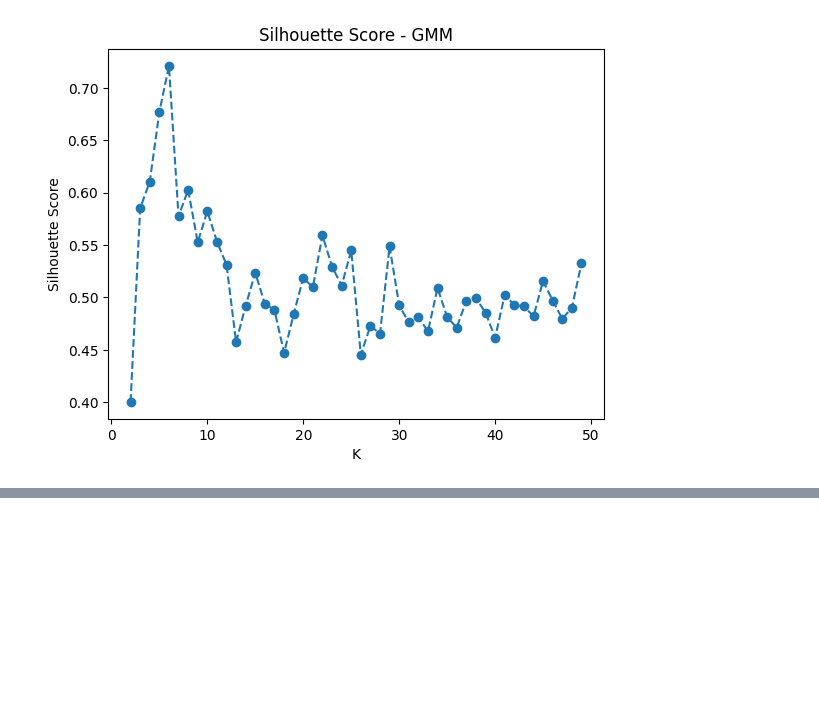
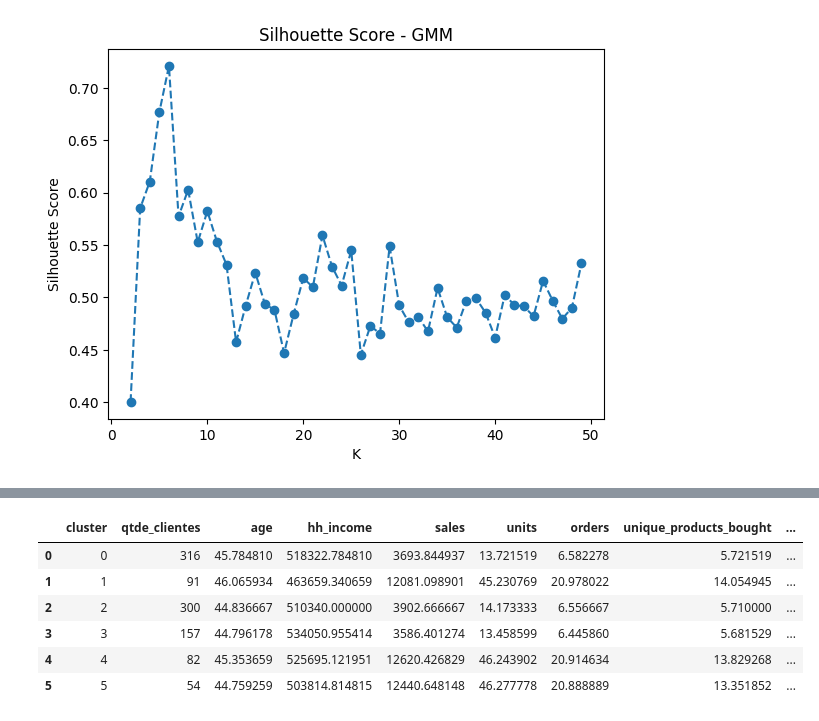
Before and after one commit to samantasobral/pa_projeto_integrador_3, a Jupyter notebook: notebooks/pa_projeto_integrador_3.ipynb, the cells around one changed output, grey strips where cells are left out. Saved outputs shown, nothing was run; the diff lists cells and outputs as text; code cells hidden in the pictures; blank space fills up the shorter version.

```diff
--- a/notebooks/pa_projeto_integrador_3.ipynb
+++ b/notebooks/pa_projeto_integrador_3.ipynb
@@ -408,0 +439,3 @@ Text(0, 0.5, 'Silhouette Score')
+# %%
+df7 = df3.copy()
+df7['cluster'] = labels
@@ -408,0 +485,24 @@ Text(0, 0.5, 'Silhouette Score')
+# %%
+# Lista com todos os DataFrames a serem mesclados
+dfs_para_merge = [df_year, df_income, df_sales,
+    df_units, df_orders, df_upb, df_upu, df_ucb,
+    df_aov, df_aur, df_utp,
+    df_cat_a_sales, df_cat_b_sales, df_cat_c_sales, df_cat_d_sales, df_cat_e_sales,
+    df_cat_a_units, df_cat_b_units, df_cat_c_units, df_cat_d_units, df_cat_e_units,
+    df_p_cash, df_p_credit, df_p_debit, df_p_gc, df_p_others,
+    df_email, df_omni_shopper
+]
+
+# Realiza os merges sequencialmente
+for df in dfs_para_merge:
+    df_cluster = df_cluster.merge(df, how='inner', on='cluster')
+# %%
+df_cluster
+# %% [output]
+|  | cluster | qtde_clientes | age | hh_income | sales | units | orders | unique_products_bought | ... |
+| 0 | 0 | 316 | 45.784810 | 518322.784810 | 3693.844937 | 13.721519 | 6.582278 | 5.721519 | ... |
+| 1 | 1 | 91 | 46.065934 | 463659.340659 | 12081.098901 | 45.230769 | 20.978022 | 14.054945 | ... |
+| 2 | 2 | 300 | 44.836667 | 510340.000000 | 3902.666667 | 14.173333 | 6.556667 | 5.710000 | ... |
+| 3 | 3 | 157 | 44.796178 | 534050.955414 | 3586.401274 | 13.458599 | 6.445860 | 5.681529 | ... |
+| 4 | 4 | 82 | 45.353659 | 525695.121951 | 12620.426829 | 46.243902 | 20.914634 | 13.829268 | ... |
+| 5 | 5 | 54 | 44.759259 | 503814.814815 | 12440.648148 | 46.277778 | 20.888889 | 13.351852 | ... |
```
Also changed, not shown: parts of 8 cells of this notebook, 1 other file.
